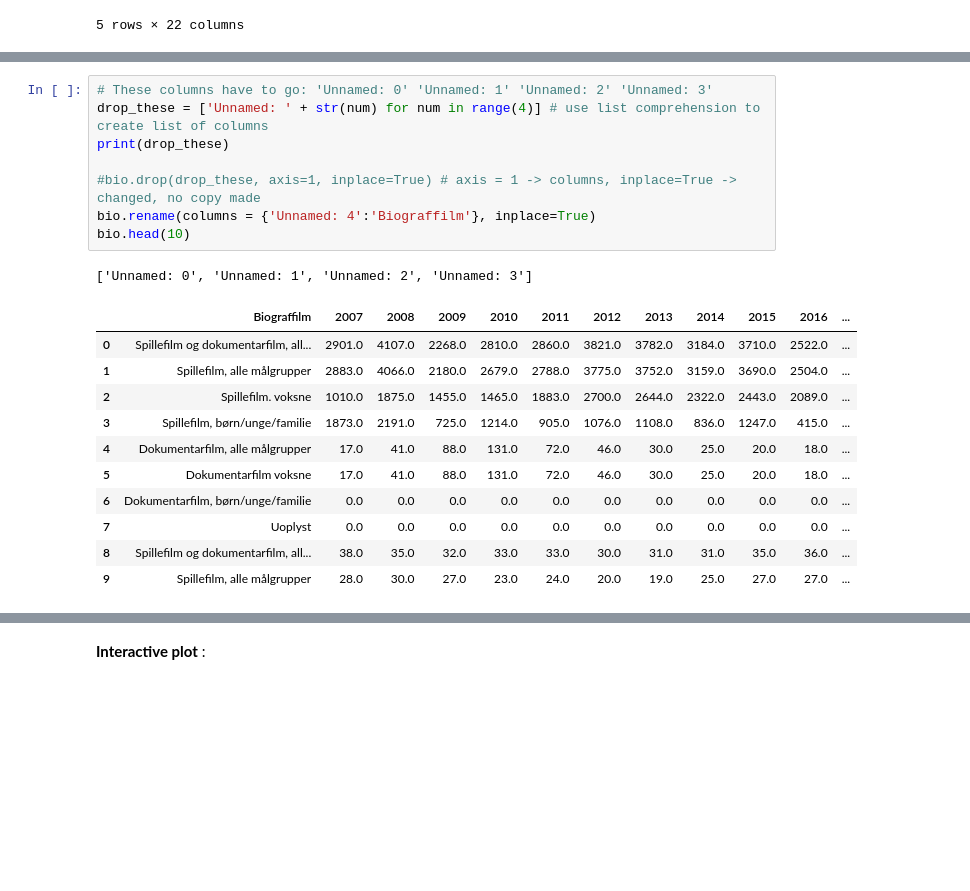
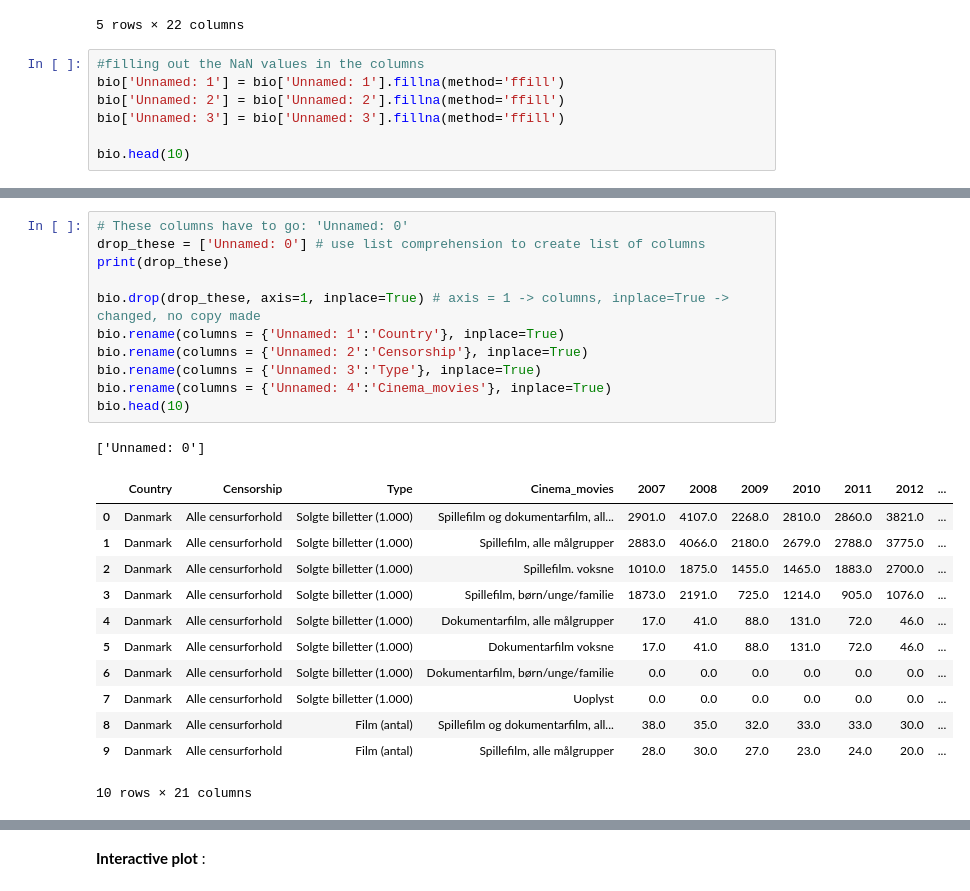
Before and after one commit to NumEconCopenhagen/projects-2024-anna-signe-og-klara, a Jupyter notebook: dataproject/dataproject.ipynb, the cells around one changed output, grey strips where cells are left out. Cells and saved outputs as stored; diff of their text form; blank space fills up the shorter version.

```diff
--- a/dataproject/dataproject.ipynb
+++ b/dataproject/dataproject.ipynb
@@ -51,3 +51,10 @@ bio.head(5)
 | 3 | NaN | NaN | NaN | NaN | Spillefilm, børn/unge/familie | 1873.0 | 2191.0 | 725.0 | 1214.0 | ... |
 | 4 | NaN | NaN | NaN | NaN | Dokumentarfilm, alle målgrupper | 17.0 | 41.0 | 88.0 | 131.0 | ... |
 5 rows × 22 columns
+# %%
+#filling out the NaN values in the columns
+bio['Unnamed: 1'] = bio['Unnamed: 1'].fillna(method='ffill')
+bio['Unnamed: 2'] = bio['Unnamed: 2'].fillna(method='ffill')
+bio['Unnamed: 3'] = bio['Unnamed: 3'].fillna(method='ffill')
+
+bio.head(10)
@@ -54,22 +74,26 @@ bio.head(5)
 # %%
-# These columns have to go: 'Unnamed: 0' 'Unnamed: 1' 'Unnamed: 2' 'Unnamed: 3'
-drop_these = ['Unnamed: ' + str(num) for num in range(4)] # use list comprehension to create list of columns
+# These columns have to go: 'Unnamed: 0'
+drop_these = ['Unnamed: 0'] # use list comprehension to create list of columns
 print(drop_these)
 
-#bio.drop(drop_these, axis=1, inplace=True) # axis = 1 -> columns, inplace=True -> changed, no copy made
-bio.rename(columns = {'Unnamed: 4':'Biograffilm'}, inplace=True)
+bio.drop(drop_these, axis=1, inplace=True) # axis = 1 -> columns, inplace=True -> changed, no copy made
+bio.rename(columns = {'Unnamed: 1':'Country'}, inplace=True)
+bio.rename(columns = {'Unnamed: 2':'Censorship'}, inplace=True)
+bio.rename(columns = {'Unnamed: 3':'Type'}, inplace=True)
+bio.rename(columns = {'Unnamed: 4':'Cinema_movies'}, inplace=True)
 bio.head(10)
 # %% [output]
-['Unnamed: 0', 'Unnamed: 1', 'Unnamed: 2', 'Unnamed: 3']
+['Unnamed: 0']
-|  | Biograffilm | 2007 | 2008 | 2009 | 2010 | 2011 | 2012 | 2013 | 2014 | 2015 | 2016 | ... |
-| 0 | Spillefilm og dokumentarfilm, all... | 2901.0 | 4107.0 | 2268.0 | 2810.0 | 2860.0 | 3821.0 | 3782.0 | 3184.0 | 3710.0 | 2522.0 | ... |
-| 1 | Spillefilm, alle målgrupper | 2883.0 | 4066.0 | 2180.0 | 2679.0 | 2788.0 | 3775.0 | 3752.0 | 3159.0 | 3690.0 | 2504.0 | ... |
-| 2 | Spillefilm. voksne | 1010.0 | 1875.0 | 1455.0 | 1465.0 | 1883.0 | 2700.0 | 2644.0 | 2322.0 | 2443.0 | 2089.0 | ... |
-| 3 | Spillefilm, børn/unge/familie | 1873.0 | 2191.0 | 725.0 | 1214.0 | 905.0 | 1076.0 | 1108.0 | 836.0 | 1247.0 | 415.0 | ... |
-| 4 | Dokumentarfilm, alle målgrupper | 17.0 | 41.0 | 88.0 | 131.0 | 72.0 | 46.0 | 30.0 | 25.0 | 20.0 | 18.0 | ... |
-| 5 | Dokumentarfilm voksne | 17.0 | 41.0 | 88.0 | 131.0 | 72.0 | 46.0 | 30.0 | 25.0 | 20.0 | 18.0 | ... |
-| 6 | Dokumentarfilm, børn/unge/familie | 0.0 | 0.0 | 0.0 | 0.0 | 0.0 | 0.0 | 0.0 | 0.0 | 0.0 | 0.0 | ... |
-| 7 | Uoplyst | 0.0 | 0.0 | 0.0 | 0.0 | 0.0 | 0.0 | 0.0 | 0.0 | 0.0 | 0.0 | ... |
-| 8 | Spillefilm og dokumentarfilm, all... | 38.0 | 35.0 | 32.0 | 33.0 | 33.0 | 30.0 | 31.0 | 31.0 | 35.0 | 36.0 | ... |
-| 9 | Spillefilm, alle målgrupper | 28.0 | 30.0 | 27.0 | 23.0 | 24.0 | 20.0 | 19.0 | 25.0 | 27.0 | 27.0 | ... |
+|  | Country | Censorship | Type | Cinema_movies | 2007 | 2008 | 2009 | 2010 | 2011 | 2012 | ... |
+| 0 | Danmark | Alle censurforhold | Solgte billetter (1.000) | Spillefilm og dokumentarfilm, all... | 2901.0 | 4107.0 | 2268.0 | 2810.0 | 2860.0 | 3821.0 | ... |
+| 1 | Danmark | Alle censurforhold | Solgte billetter (1.000) | Spillefilm, alle målgrupper | 2883.0 | 4066.0 | 2180.0 | 2679.0 | 2788.0 | 3775.0 | ... |
+| 2 | Danmark | Alle censurforhold | Solgte billetter (1.000) | Spillefilm. voksne | 1010.0 | 1875.0 | 1455.0 | 1465.0 | 1883.0 | 2700.0 | ... |
+| 3 | Danmark | Alle censurforhold | Solgte billetter (1.000) | Spillefilm, børn/unge/familie | 1873.0 | 2191.0 | 725.0 | 1214.0 | 905.0 | 1076.0 | ... |
+| 4 | Danmark | Alle censurforhold | Solgte billetter (1.000) | Dokumentarfilm, alle målgrupper | 17.0 | 41.0 | 88.0 | 131.0 | 72.0 | 46.0 | ... |
+| 5 | Danmark | Alle censurforhold | Solgte billetter (1.000) | Dokumentarfilm voksne | 17.0 | 41.0 | 88.0 | 131.0 | 72.0 | 46.0 | ... |
+| 6 | Danmark | Alle censurforhold | Solgte billetter (1.000) | Dokumentarfilm, børn/unge/familie | 0.0 | 0.0 | 0.0 | 0.0 | 0.0 | 0.0 | ... |
+| 7 | Danmark | Alle censurforhold | Solgte billetter (1.000) | Uoplyst | 0.0 | 0.0 | 0.0 | 0.0 | 0.0 | 0.0 | ... |
+| 8 | Danmark | Alle censurforhold | Film (antal) | Spillefilm og dokumentarfilm, all... | 38.0 | 35.0 | 32.0 | 33.0 | 33.0 | 30.0 | ... |
+| 9 | Danmark | Alle censurforhold | Film (antal) | Spillefilm, alle målgrupper | 28.0 | 30.0 | 27.0 | 23.0 | 24.0 | 20.0 | ... |
+10 rows × 21 columns
 # %%
```
Also changed, not shown: parts of 8 cells of this notebook.
